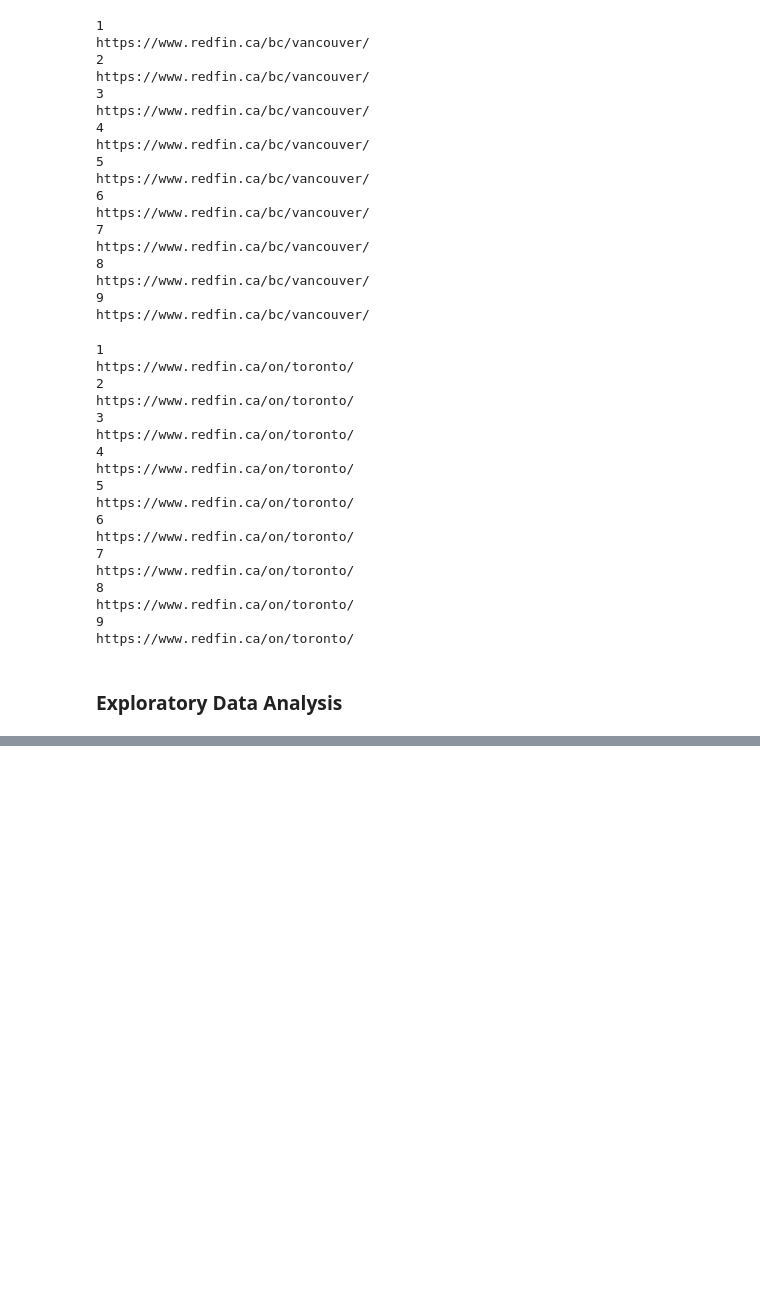
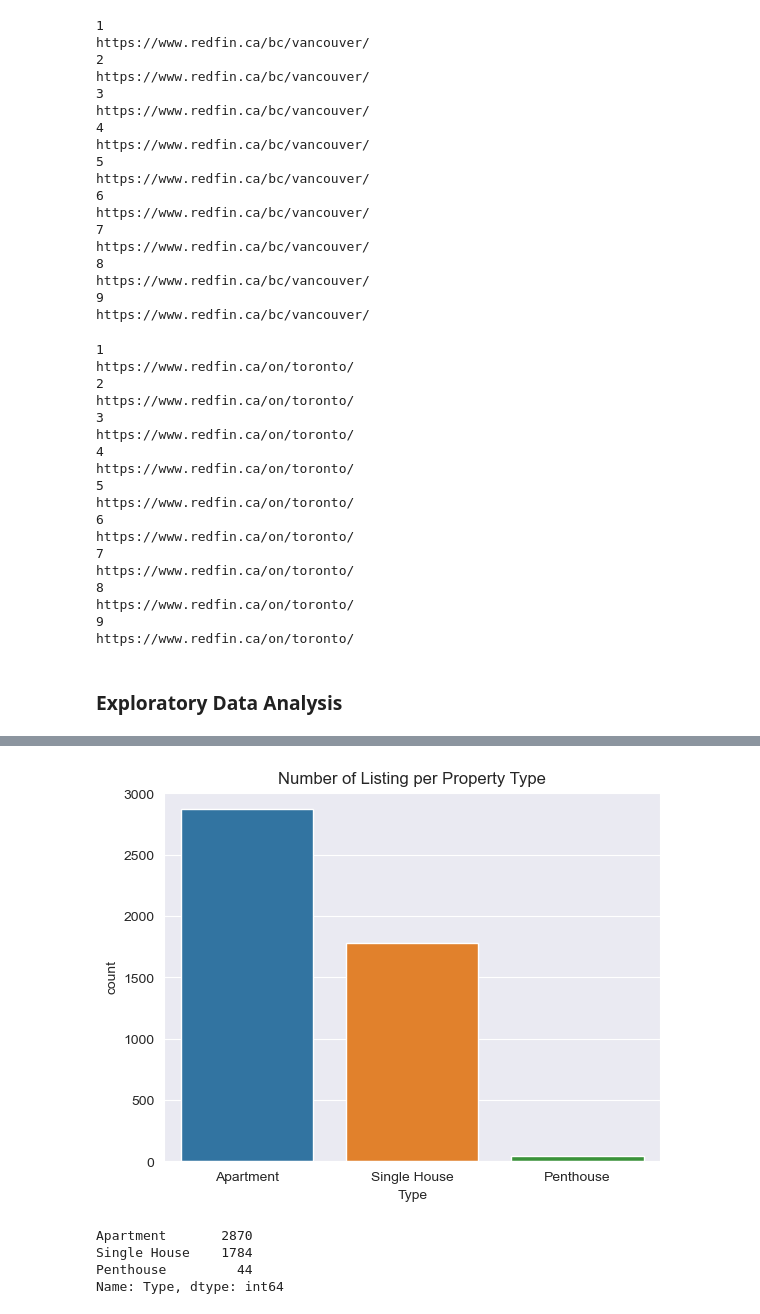
Before and after one commit to markqle/Redfin_Real_Estate_scraping-analysis, a Jupyter notebook: Redfin_Web_Scraping_EDA.ipynb, the cells around one changed output, grey strips where cells are left out. Drawn from its saved outputs; the diff is of its cells as text; code cells hidden in the pictures; blank space fills up the shorter version.

Commit message:
- ADding graph

```diff
--- a/Redfin_Web_Scraping_EDA.ipynb
+++ b/Redfin_Web_Scraping_EDA.ipynb
@@ -323,0 +317,3 @@ for city_name in city_name_list:
+# %%
+data=pd.read_csv(f'C:/WeCloudData/Python-20230131T234759Z-001/Python/Redfin_real_estate_analysis/data_Vancouver, BC_done.csv')
+data
@@ -323,0 +334,4 @@ for city_name in city_name_list:
+# %%
+#Rename column
+data=data.rename(columns={" price_list ":"Price"})
+data
@@ -323,0 +397,15 @@ for city_name in city_name_list:
+# %%
+#Exploring Housing Type
+
+snsplot= sns.countplot(x='Type', data= data)
+snsplot.set_title('Number of Listing per Property Type')
+plt.show()
+# %% [output]
+[figure, added]
+# %%
+data['Type'].value_counts()
+# %% [output]
+Apartment       2870
+Single House    1784
+Penthouse         44
+Name: Type, dtype: int64
```
Also changed, not shown: parts of 22 cells of this notebook.
